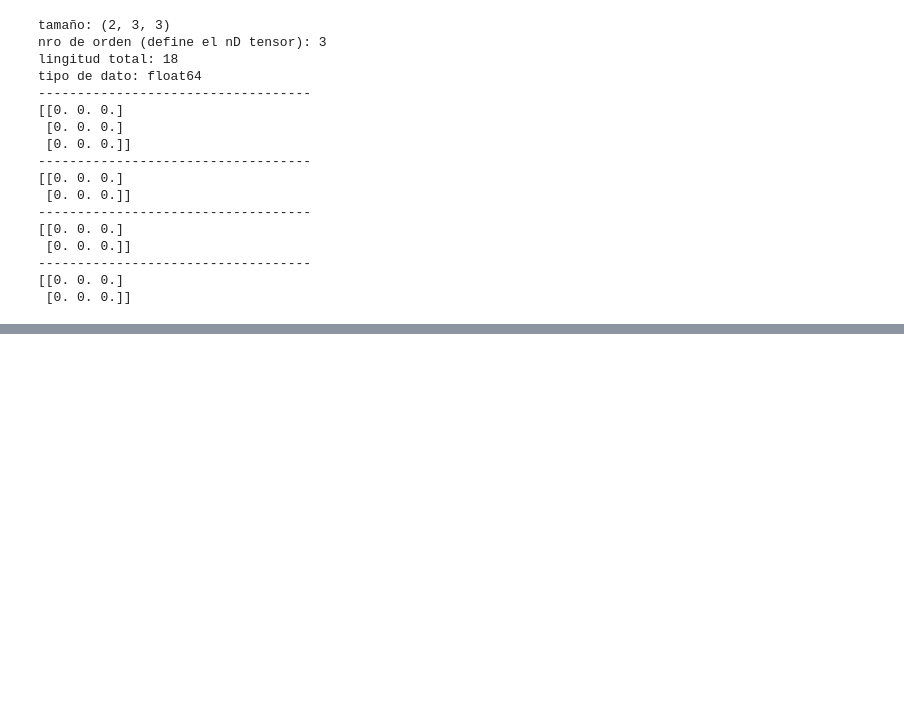
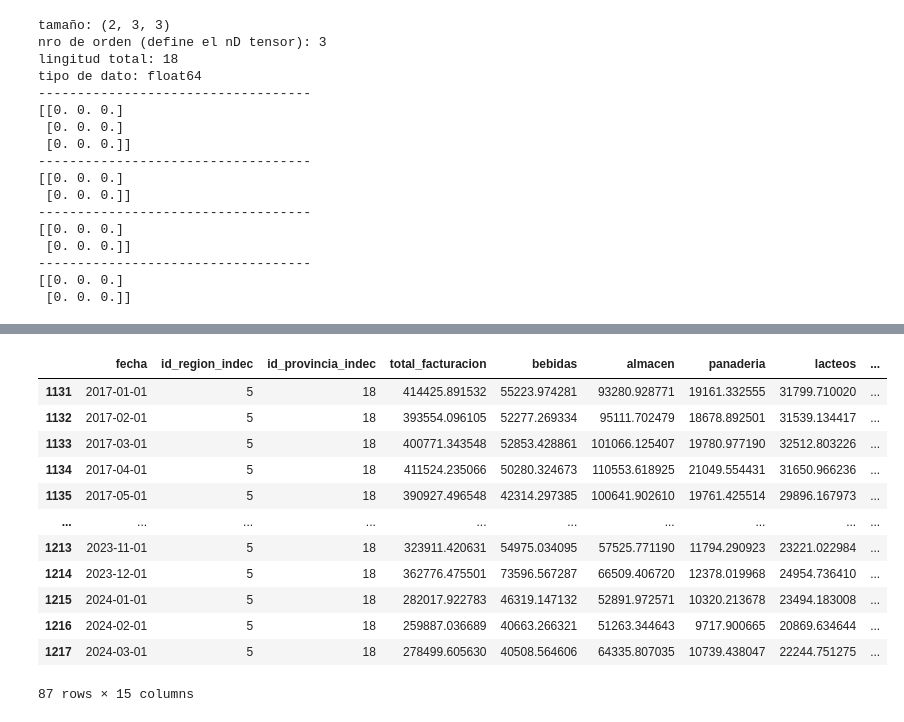
Before and after one commit to gastonbenitez2001/diplomatura_unne, a Jupyter notebook: Clases de Python/pruebas.ipynb, the cells around one changed output, grey strips where cells are left out. Cells and saved outputs as stored; diff of their text form; code cells hidden in the pictures; blank space fills up the shorter version.

```diff
--- a/Clases de Python/pruebas.ipynb
+++ b/Clases de Python/pruebas.ipynb
@@ -69,0 +98,18 @@ tipo de dato: float64
+# %%
+#Datos corrientes
+df_corrientes = df_deflactado[df_deflactado['id_provincia_indec']==18]
+df_corrientes
+# %% [output]
+|  | fecha | id_region_indec | id_provincia_indec | total_facturacion | bebidas | almacen | panaderia | lacteos | ... |
+| 1131 | 2017-01-01 | 5 | 18 | 414425.891532 | 55223.974281 | 93280.928771 | 19161.332555 | 31799.710020 | ... |
+| 1132 | 2017-02-01 | 5 | 18 | 393554.096105 | 52277.269334 | 95111.702479 | 18678.892501 | 31539.134417 | ... |
+| 1133 | 2017-03-01 | 5 | 18 | 400771.343548 | 52853.428861 | 101066.125407 | 19780.977190 | 32512.803226 | ... |
+| 1134 | 2017-04-01 | 5 | 18 | 411524.235066 | 50280.324673 | 110553.618925 | 21049.554431 | 31650.966236 | ... |
+| 1135 | 2017-05-01 | 5 | 18 | 390927.496548 | 42314.297385 | 100641.902610 | 19761.425514 | 29896.167973 | ... |
+| ... | ... | ... | ... | ... | ... | ... | ... | ... | ... |
+| 1213 | 2023-11-01 | 5 | 18 | 323911.420631 | 54975.034095 | 57525.771190 | 11794.290923 | 23221.022984 | ... |
+| 1214 | 2023-12-01 | 5 | 18 | 362776.475501 | 73596.567287 | 66509.406720 | 12378.019968 | 24954.736410 | ... |
+| 1215 | 2024-01-01 | 5 | 18 | 282017.922783 | 46319.147132 | 52891.972571 | 10320.213678 | 23494.183008 | ... |
+| 1216 | 2024-02-01 | 5 | 18 | 259887.036689 | 40663.266321 | 51263.344643 | 9717.900665 | 20869.634644 | ... |
+| 1217 | 2024-03-01 | 5 | 18 | 278499.605630 | 40508.564606 | 64335.807035 | 10739.438047 | 22244.751275 | ... |
+87 rows × 15 columns
```
Also changed, not shown: parts of 6 cells of this notebook.
